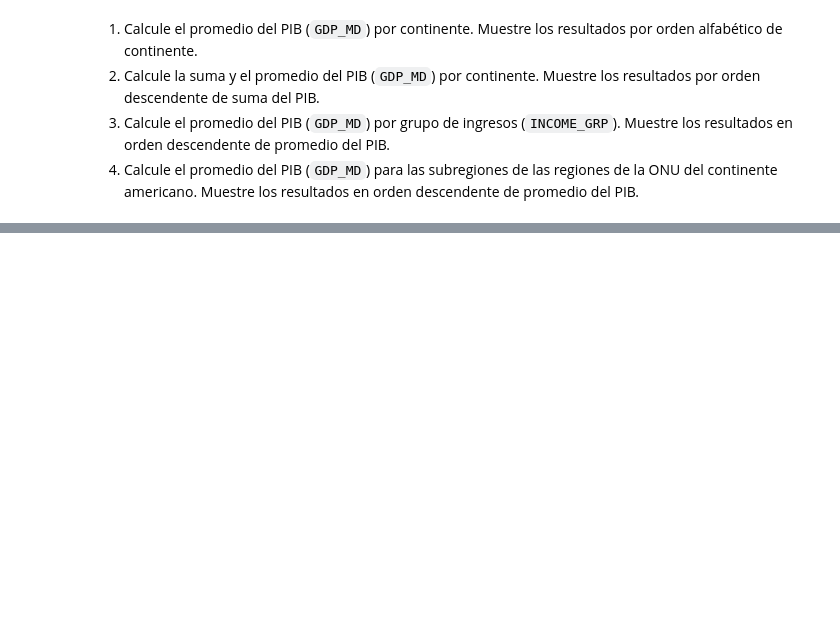
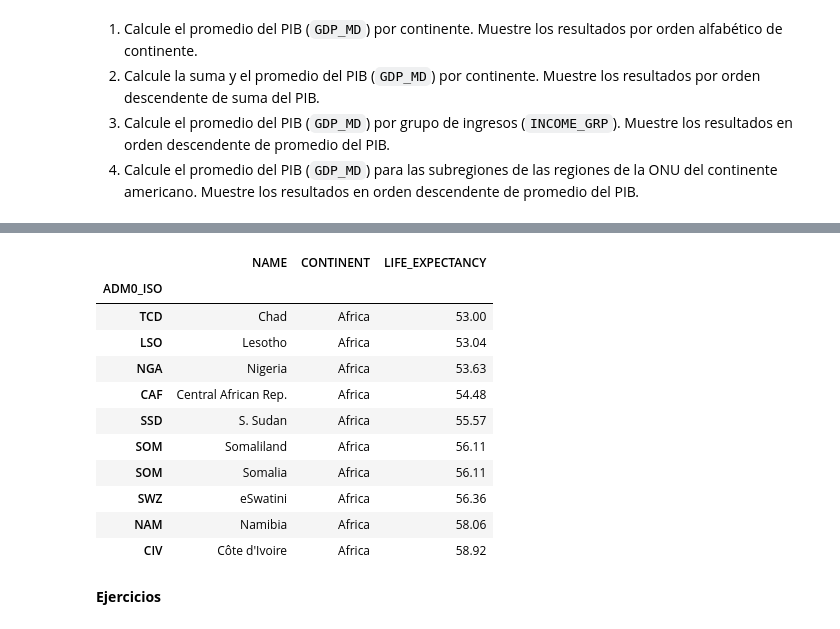
Before and after one commit to gf0657-programacionsig/2024-ii, a Jupyter notebook: _build/jupyter_execute/contenido/3/pandas.ipynb, the cells around one changed output, grey strips where cells are left out. Drawn from its saved outputs; the diff is of its cells as text; code cells hidden in the pictures; blank space fills up the shorter version.

```diff
--- a/_build/jupyter_execute/contenido/3/pandas.ipynb
+++ b/_build/jupyter_execute/contenido/3/pandas.ipynb
@@ -753,0 +828,18 @@ memory usage: 28.5+ KB
+# %%
+# Países con esperanza de vida más baja
+paises.sort_values(by='LIFE_EXPECTANCY', ascending=True).head(10)[['NAME', 'CONTINENT', 'LIFE_EXPECTANCY']]
+# %% [output]
+|  | NAME | CONTINENT | LIFE_EXPECTANCY |
+| ADM0_ISO |  |  |  |
+| TCD | Chad | Africa | 53.00 |
+| LSO | Lesotho | Africa | 53.04 |
+| NGA | Nigeria | Africa | 53.63 |
+| CAF | Central African Rep. | Africa | 54.48 |
+| SSD | S. Sudan | Africa | 55.57 |
+| SOM | Somaliland | Africa | 56.11 |
+| SOM | Somalia | Africa | 56.11 |
+| SWZ | eSwatini | Africa | 56.36 |
+| NAM | Namibia | Africa | 58.06 |
+| CIV | Côte d'Ivoire | Africa | 58.92 |
+# %% [markdown]
+**Ejercicios**
```
Also changed, not shown: parts of 22 cells of this notebook, 33 other files.
